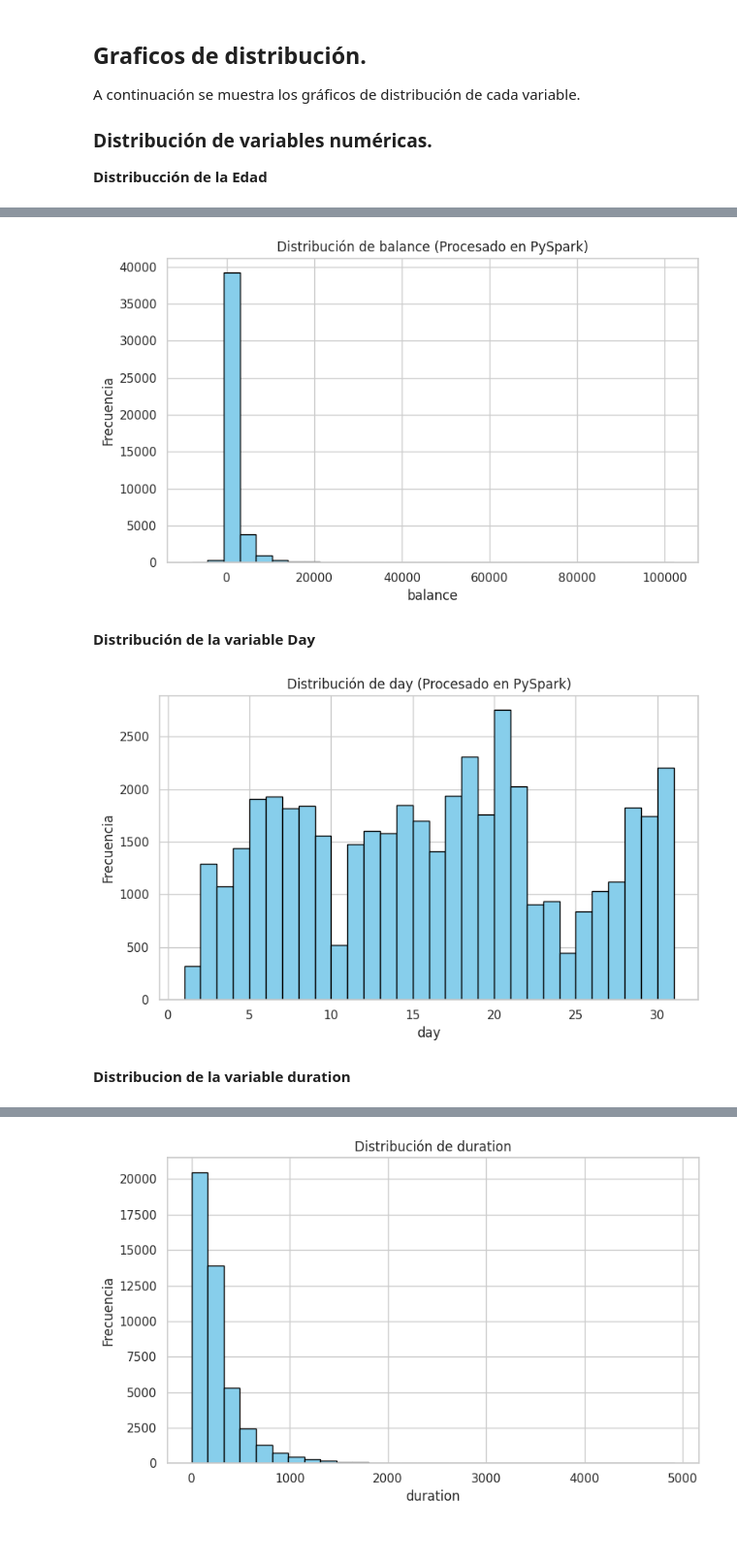
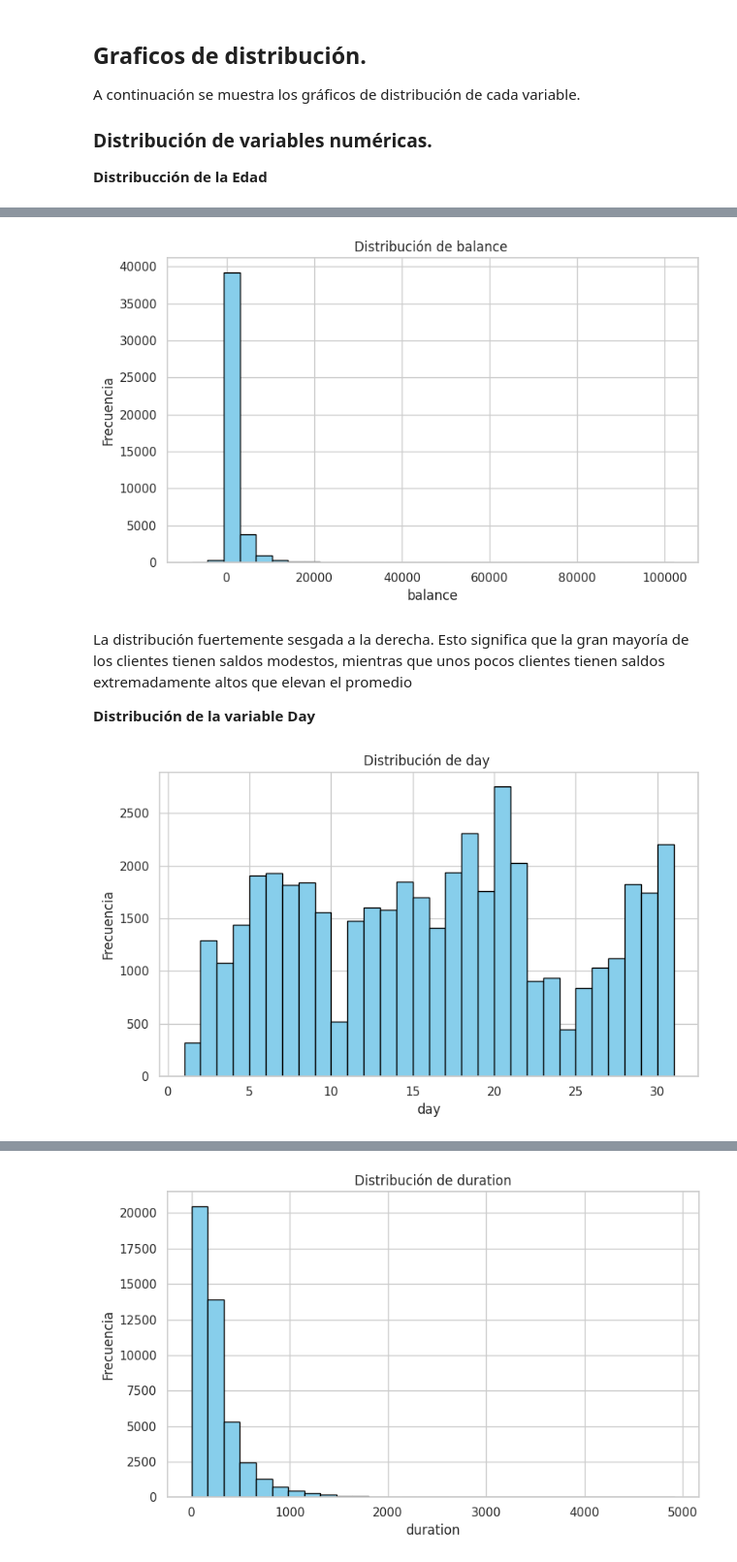
Before and after one commit to eseblanco/CiDatTecMod1, a Jupyter notebook: tarea3.ipynb, the cells around one changed output, grey strips where cells are left out. Shown at 97% size. Saved outputs shown, nothing was run; the diff lists cells and outputs as text; code cells hidden in the pictures.

```diff
--- a/tarea3.ipynb
+++ b/tarea3.ipynb
@@ -736,22 +861,24 @@ plt.show()
 # %%
-# [, , 'day', 'duration', 'campaign', 'pdays', 'previous']
+
 bins, counts = df_final.select('balance').rdd.flatMap(lambda x: x).histogram(30)
 
 # Graficar usando solo los datos agregados
 plt.figure(figsize=(8, 5))
 widths = [bins[i+1] - bins[i] for i in range(len(counts))]
 centers = [bins[i] + widths[i]/2 for i in range(len(counts))]
 
 plt.bar(centers, counts, width=widths, color="skyblue", edgecolor="black")
-plt.title('Distribución de balance (Procesado en PySpark)')
+plt.title('Distribución de balance ')
 plt.xlabel('balance')
 plt.ylabel('Frecuencia')
 plt.tight_layout()
 plt.show()
 # %% [output]
-[figure, old version]
+[figure, new version]
-# %% [markdown]
-**Distribución de la variable Day**
+# %% [markdown]
+La distribución fuertemente sesgada a la derecha. Esto significa que la gran mayoría de los clientes tienen saldos modestos, mientras que unos pocos clientes tienen saldos extremadamente altos que elevan el promedio
+
+**Distribución de la variable Day**
 # %%
 
 bins, counts = df_final.select('day').rdd.flatMap(lambda x: x).histogram(30)
@@ -762,12 +889,10 @@ widths = [bins[i+1] - bins[i] for i in range(len(counts))]
 centers = [bins[i] + widths[i]/2 for i in range(len(counts))]
 
 plt.bar(centers, counts, width=widths, color="skyblue", edgecolor="black")
-plt.title('Distribución de day (Procesado en PySpark)')
+plt.title('Distribución de day ')
 plt.xlabel('day')
 plt.ylabel('Frecuencia')
 plt.tight_layout()
 plt.show()
 # %% [output]
-[figure, old version]
+[figure, new version]
-# %% [markdown]
-**Distribucion de la variable duration**
```
Also changed, not shown: parts of 43 cells of this notebook, 7 other files.
